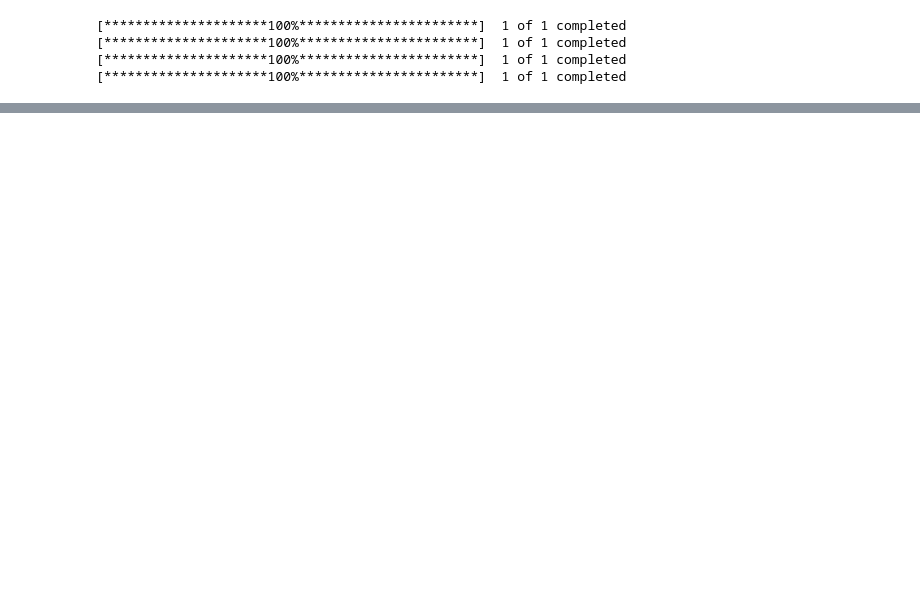
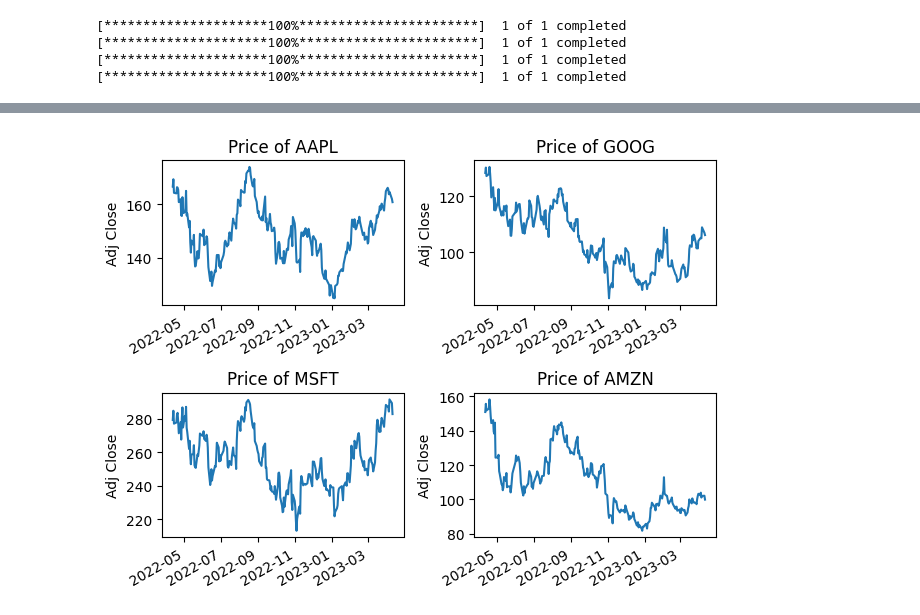
Before and after one commit to earo12/Stock-Market-Analysis, a Jupyter notebook: Stock_Market_Analysis.ipynb, the cells around one changed output, grey strips where cells are left out. Drawn from its saved outputs; the diff is of its cells as text; code cells hidden in the pictures; blank space fills up the shorter version.

Commit message:
Added graphs of prices of companies

```diff
--- a/Stock_Market_Analysis.ipynb
+++ b/Stock_Market_Analysis.ipynb
@@ -73,0 +74,11 @@ memory usage: 15.7+ KB
+# %%
+for j, comp in enumerate(com_lis, 1):
+  plt.subplot(2,2,j)
+  comp['Adj Close'].plot()
+  plt.ylabel('Adj Close')
+  plt.xlabel(None)
+  plt.title(f'Price of {tec_lis[j-1]}')
+plt.tight_layout()
+plt.show()
+# %% [output]
+[figure, added]
```
Also changed, not shown: parts of 3 cells of this notebook.
